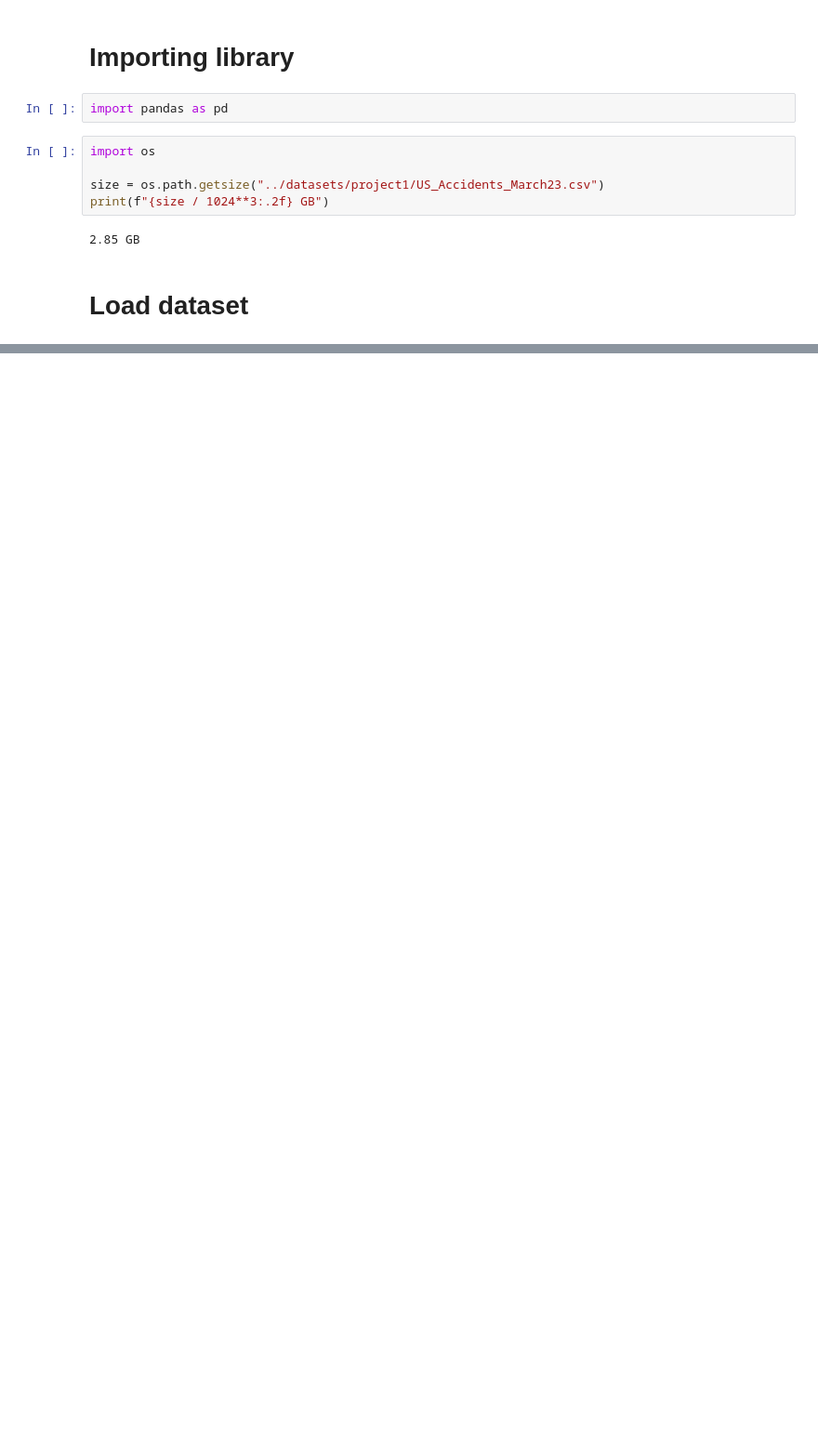
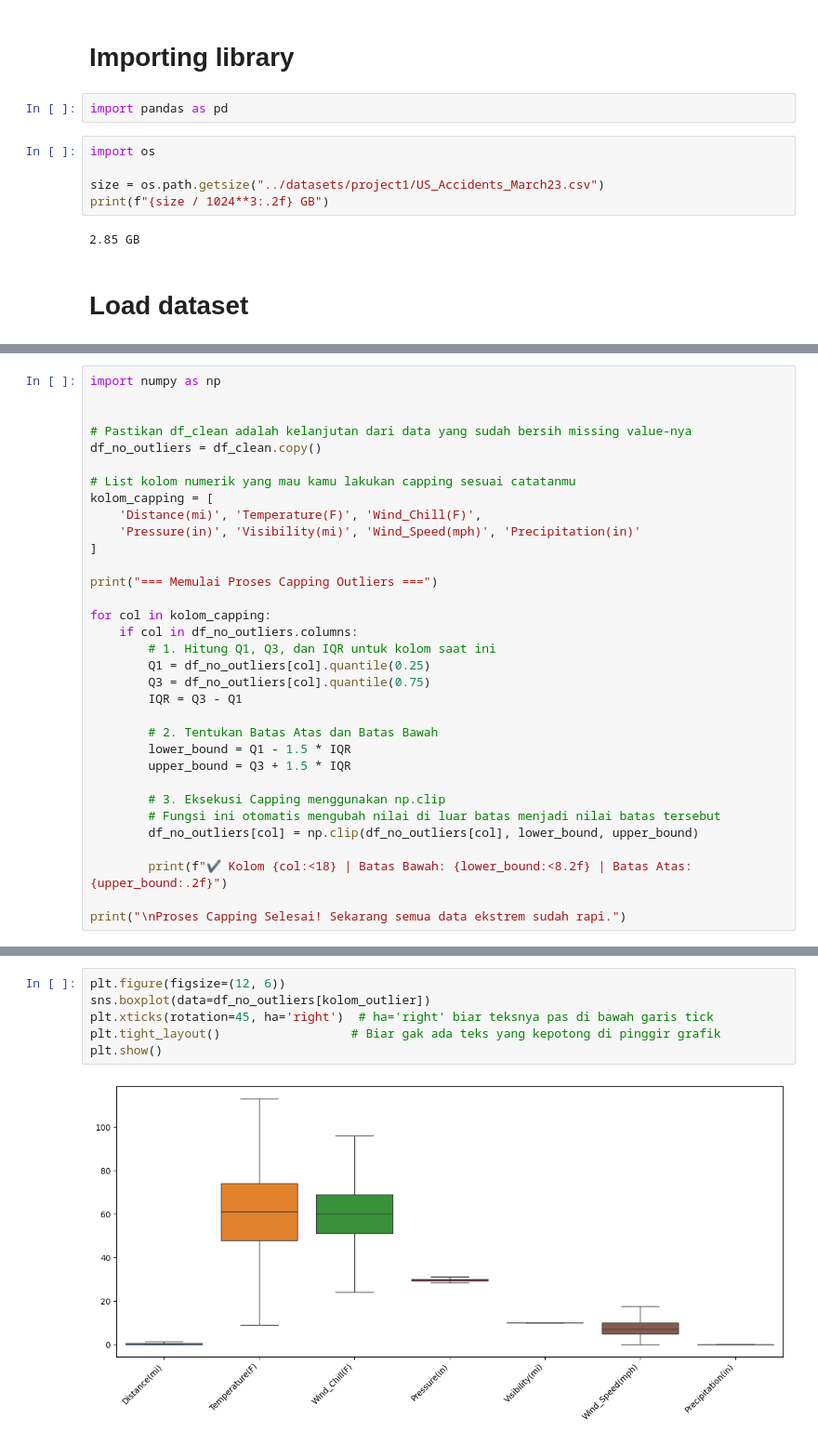
Before and after one commit to Salwa-pratama/data-mining2, a Jupyter notebook: syntax/project1.ipynb, the cells around one changed output, grey strips where cells are left out. Shown at 93% size. Drawn from its saved outputs; the diff is of its cells as text; blank space fills up the shorter version.

Commit message:
selesai project 1

```diff
--- a/syntax/project1.ipynb
+++ b/syntax/project1.ipynb
@@ -36,0 +342,33 @@ memory usage: 3.6 GB
+# %%
+import numpy as np
+
+
+# Pastikan df_clean adalah kelanjutan dari data yang sudah bersih missing value-nya
+df_no_outliers = df_clean.copy()
+
+# List kolom numerik yang mau kamu lakukan capping sesuai catatanmu
+kolom_capping = [
+    'Distance(mi)', 'Temperature(F)', 'Wind_Chill(F)',
+    'Pressure(in)', 'Visibility(mi)', 'Wind_Speed(mph)', 'Precipitation(in)'
+]
+
+print("=== Memulai Proses Capping Outliers ===")
+
+for col in kolom_capping:
+    if col in df_no_outliers.columns:
+        # 1. Hitung Q1, Q3, dan IQR untuk kolom saat ini
+        Q1 = df_no_outliers[col].quantile(0.25)
+        Q3 = df_no_outliers[col].quantile(0.75)
+        IQR = Q3 - Q1
+
+        # 2. Tentukan Batas Atas dan Batas Bawah
+        lower_bound = Q1 - 1.5 * IQR
+        upper_bound = Q3 + 1.5 * IQR
+
+        # 3. Eksekusi Capping menggunakan np.clip
+        # Fungsi ini otomatis mengubah nilai di luar batas menjadi nilai batas tersebut
+        df_no_outliers[col] = np.clip(df_no_outliers[col], lower_bound, upper_bound)
+
+        print(f"✔️ Kolom {col:<18} | Batas Bawah: {lower_bound:<8.2f} | Batas Atas: {upper_bound:.2f}")
+
+print("\nProses Capping Selesai! Sekarang semua data ekstrem sudah rapi.")
@@ -36,0 +386,8 @@ memory usage: 3.6 GB
+# %%
+plt.figure(figsize=(12, 6))
+sns.boxplot(data=df_no_outliers[kolom_outlier])
+plt.xticks(rotation=45, ha='right')  # ha='right' biar teksnya pas di bawah garis tick
+plt.tight_layout()                  # Biar gak ada teks yang kepotong di pinggir grafik
+plt.show()
+# %% [output]
+[figure, added]
```
Also changed, not shown: parts of 40 cells of this notebook, 10 other files.
